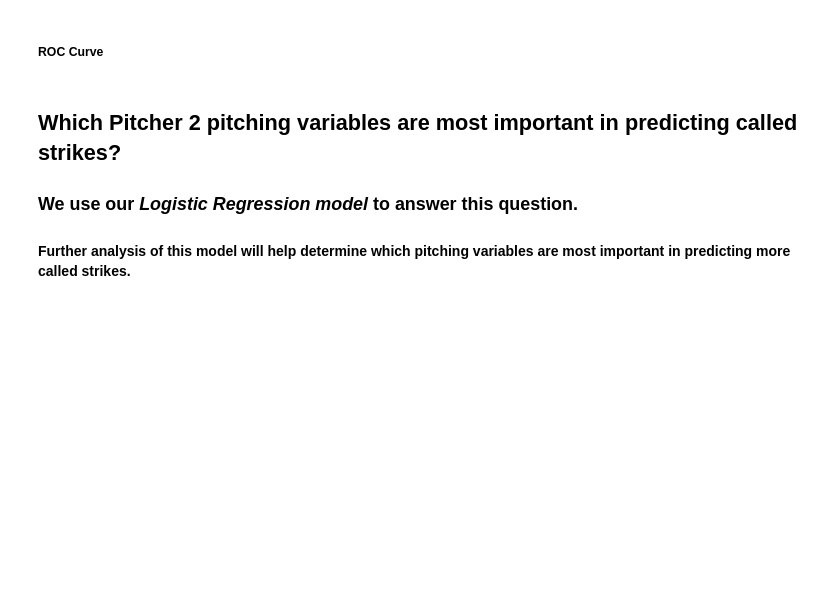
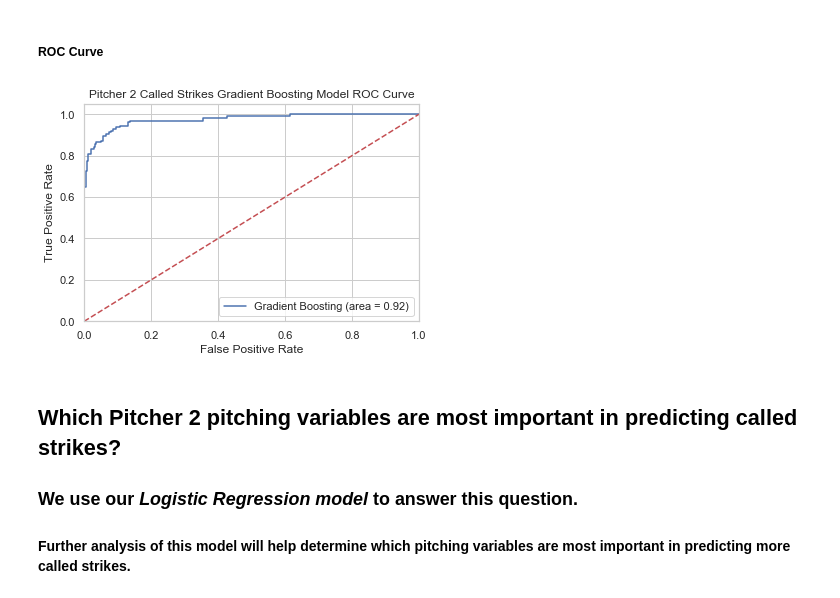
Before and after one commit to michaelpallante/mlb_pitcher_analysis, a Jupyter notebook: notebooks/modeling/mlb_pitcher_analysis_modeling.ipynb, the cells around one changed output. Saved outputs shown, nothing was run; the diff lists cells and outputs as text; code cells hidden in the pictures; blank space fills up the shorter version.

```diff
--- a/notebooks/modeling/mlb_pitcher_analysis_modeling.ipynb
+++ b/notebooks/modeling/mlb_pitcher_analysis_modeling.ipynb
@@ -237,11 +509,11 @@ for classifier in classifiers:
 
 ##### Model Implementation
 # %%
-# re-run our Pitcher 2 Called Strike NuSVC model for further review of model performance
+# re-run our Pitcher 2 Called Strike Gradient Boosting model for further review of model performance
 
-classifier_nusvc = [NuSVC(probability=True)]
+classifier_gradientboosting = [GradientBoostingClassifier()]
 
-for classifier in classifier_nusvc:
+for classifier in classifier_gradientboosting:
     pipe = Pipeline([
                      ('ss', StandardScaler()),
                      ('classifier', classifier)])
@@ -266,23 +554,25 @@ The above confusion matrix results are telling us that our of 620 total predicti
 # %% [markdown]
 ##### ROC Curve
 # %%
-# ROC Curve
+# ROC Curve our Pitcher 2 Called Strike Gradient Boosting model for further review of model performance
 
-# nusvc_model = LogisticRegression()
-# nusvc_model.fit(x_train_ds, y_train_ds)
+gradientboosting_model = GradientBoostingClassifier()
+gradientboosting_model.fit(x_train_pitcher2, y_train_pitcher2)
 
-# nusvc_roc_auc = roc_auc_score(y_test_ds, nusvc_model.predict(x_test_ds))
-# fpr, tpr, thresholds = roc_curve(y_test_ds, nusvc_model.predict_proba(x_test_ds)[:,1])
-# plt.figure()
-# plt.plot(fpr, tpr, label='NuSVC (area = %0.2f)' % logit_roc_auc)
-# plt.plot([0, 1], [0, 1],'r--')
-# plt.xlim([0.0, 1.0])
-# plt.ylim([0.0, 1.05])
-# plt.xlabel('False Positive Rate')
-# plt.ylabel('True Positive Rate')
-# plt.title('Draft Status ROC Curve')
-# plt.legend(loc="lower right")
-# plt.show()
+gradientboosting_roc_auc = roc_auc_score(y_test_pitcher2, gradientboosting_model.predict(x_test_pitcher2))
+fpr, tpr, thresholds = roc_curve(y_test_pitcher2, gradientboosting_model.predict_proba(x_test_pitcher2)[:,1])
+plt.figure()
+plt.plot(fpr, tpr, label='Gradient Boosting (area = %0.2f)' % gradientboosting_roc_auc)
+plt.plot([0, 1], [0, 1],'r--')
+plt.xlim([0.0, 1.0])
+plt.ylim([0.0, 1.05])
+plt.xlabel('False Positive Rate')
+plt.ylabel('True Positive Rate')
+plt.title('Pitcher 2 Called Strikes Gradient Boosting Model ROC Curve')
+plt.legend(loc="lower right")
+plt.show()
+# %% [output]
+[figure, added]
 # %% [markdown]
 ## Which Pitcher 2 pitching variables are most important in predicting called strikes?
 
```
Also changed, not shown: parts of 19 cells of this notebook, 3 other files.
